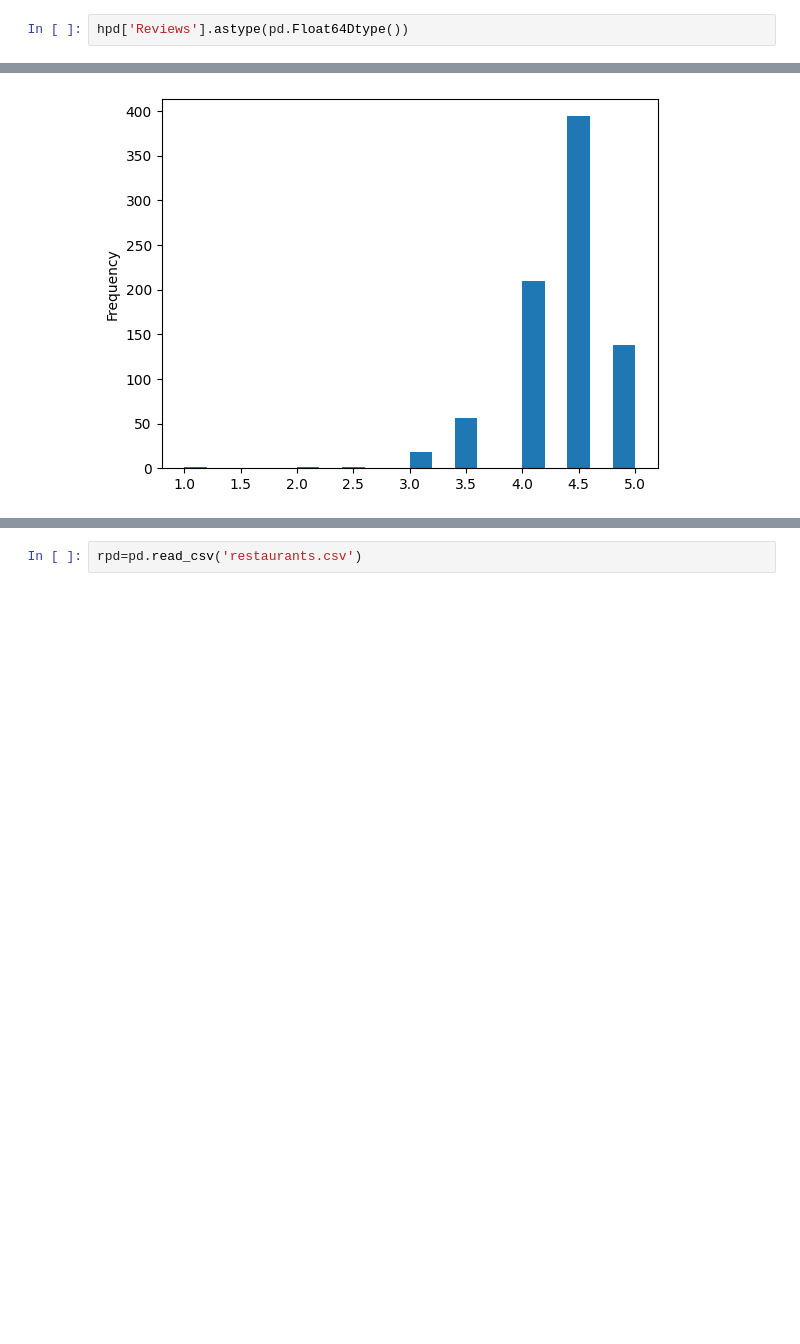
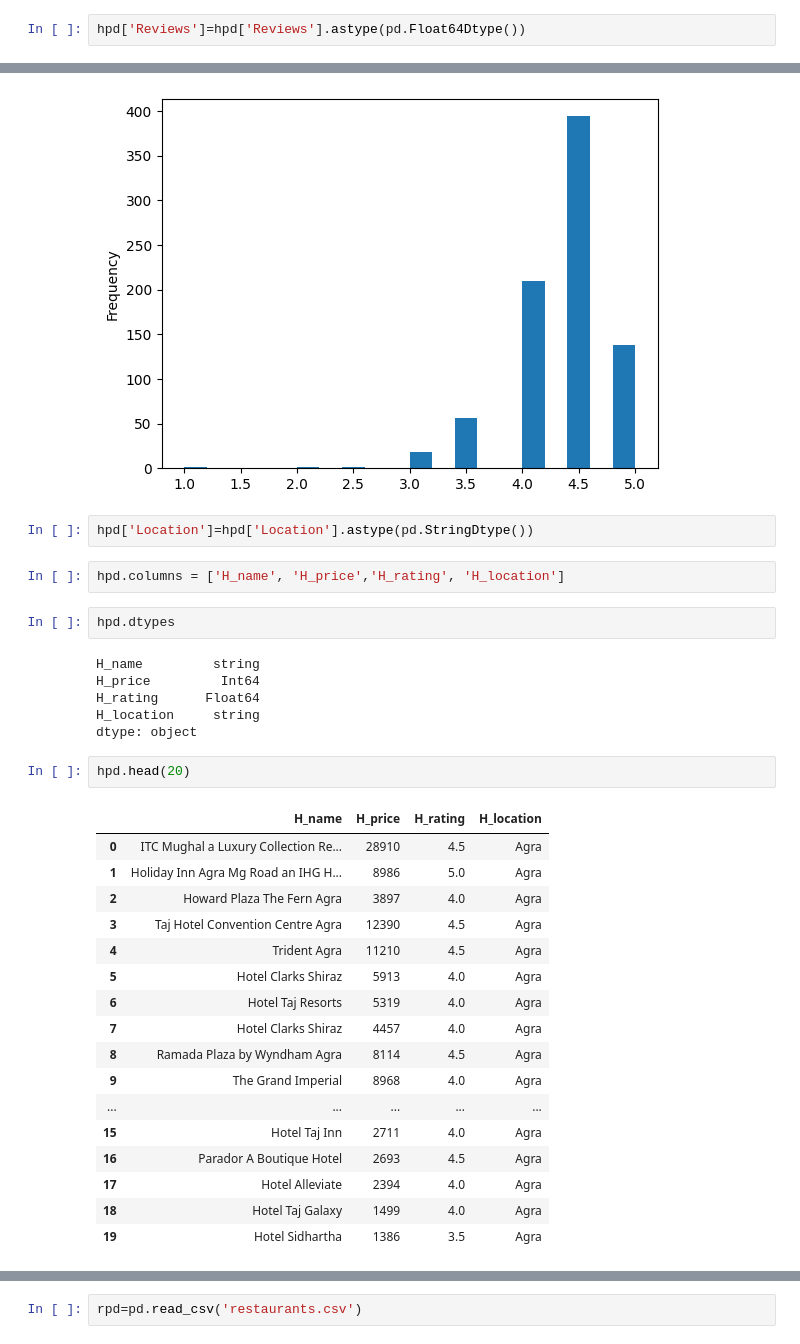
Before and after one commit to piyush-mk/LesGo, a Jupyter notebook: data/pre.ipynb, the cells around one changed output, grey strips where cells are left out. Drawn from its saved outputs; the diff is of its cells as text; blank space fills up the shorter version.

```diff
--- a/data/pre.ipynb
+++ b/data/pre.ipynb
@@ -87,4 +87,4 @@ hpd['Reviews'].head(20)
 19    3.5
 Name: Reviews, dtype: object
 # %%
-hpd['Reviews'].astype(pd.Float64Dtype())
+hpd['Reviews']=hpd['Reviews'].astype(pd.Float64Dtype())
@@ -153,3 +157,35 @@ hpd['Reviews'].astype(float).plot(kind='hist',bins=20)
 # %% [output]
 <AxesSubplot: ylabel='Frequency'>
 [figure]
+# %%
+hpd['Location']=hpd['Location'].astype(pd.StringDtype())
+# %%
+hpd.columns = ['H_name', 'H_price','H_rating', 'H_location']
+# %%
+hpd.dtypes
+# %% [output]
+H_name         string
+H_price         Int64
+H_rating      Float64
+H_location     string
+dtype: object
+# %%
+hpd.head(20)
+# %% [output]
+|  | H_name | H_price | H_rating | H_location |
+| 0 | ITC Mughal a Luxury Collection Re... | 28910 | 4.5 | Agra |
+| 1 | Holiday Inn Agra Mg Road an IHG H... | 8986 | 5.0 | Agra |
+| 2 | Howard Plaza The Fern Agra | 3897 | 4.0 | Agra |
+| 3 | Taj Hotel Convention Centre Agra | 12390 | 4.5 | Agra |
+| 4 | Trident Agra | 11210 | 4.5 | Agra |
+| 5 | Hotel Clarks Shiraz | 5913 | 4.0 | Agra |
+| 6 | Hotel Taj Resorts | 5319 | 4.0 | Agra |
+| 7 | Hotel Clarks Shiraz | 4457 | 4.0 | Agra |
+| 8 | Ramada Plaza by Wyndham Agra | 8114 | 4.5 | Agra |
+| 9 | The Grand Imperial | 8968 | 4.0 | Agra |
+| ... | ... | ... | ... | ... |
+| 15 | Hotel Taj Inn | 2711 | 4.0 | Agra |
+| 16 | Parador A Boutique Hotel | 2693 | 4.5 | Agra |
+| 17 | Hotel Alleviate | 2394 | 4.0 | Agra |
+| 18 | Hotel Taj Galaxy | 1499 | 4.0 | Agra |
+| 19 | Hotel Sidhartha | 1386 | 3.5 | Agra |
```
Also changed, not shown: parts of 11 cells of this notebook, 2 other files.
